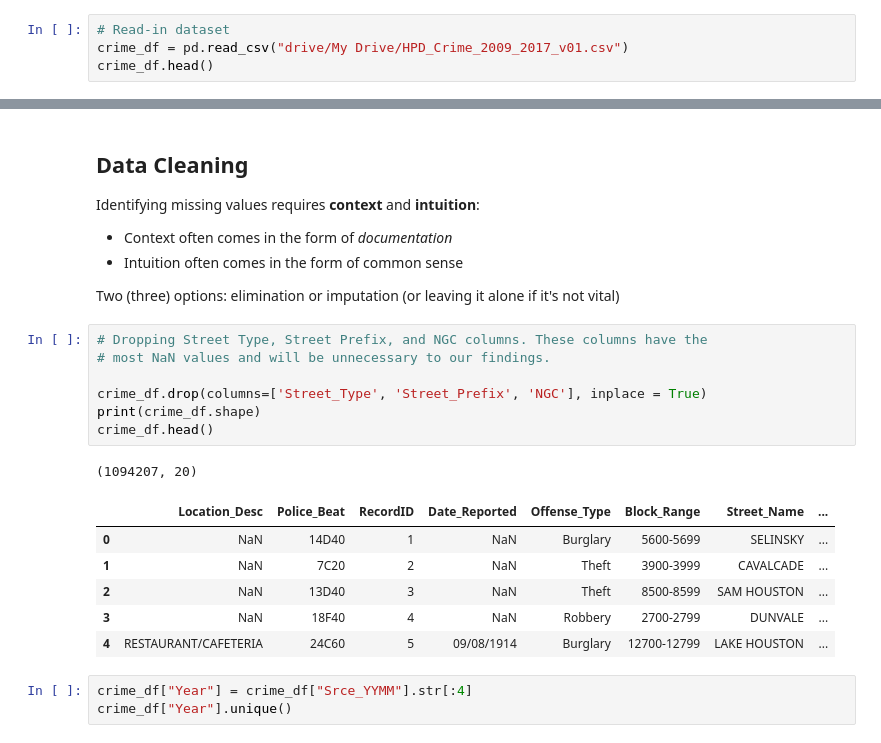
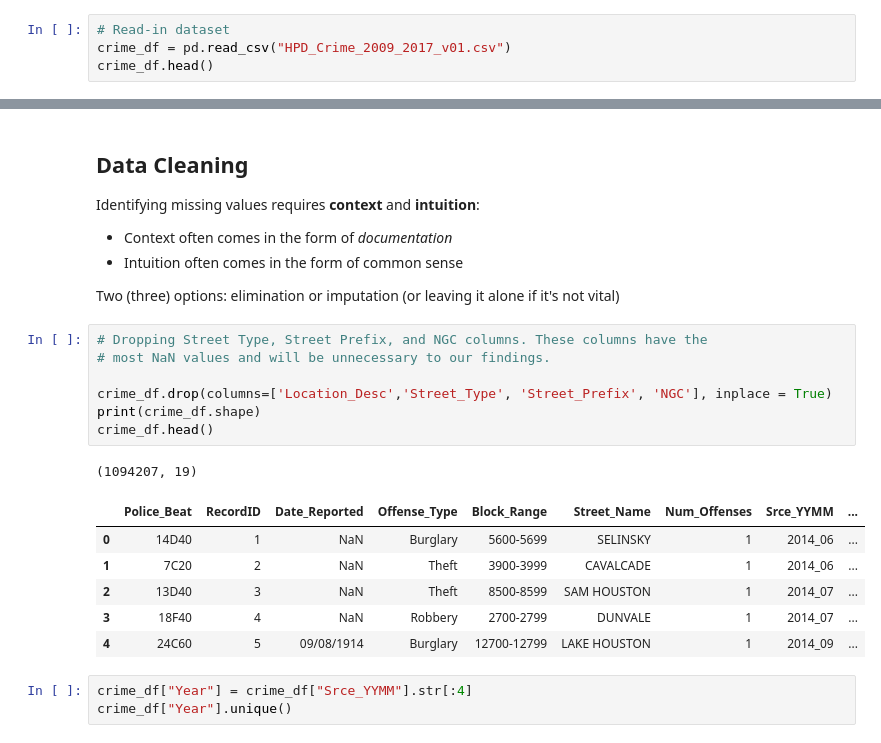
Before and after one commit to gbd2/deep23, a Jupyter notebook: crime_workshop10_1.ipynb, the cells around one changed output, grey strips where cells are left out. Cells and saved outputs as stored; diff of their text form.

```diff
--- a/crime_workshop10_1.ipynb
+++ b/crime_workshop10_1.ipynb
@@ -39,6 +34,6 @@ Mounted at /content/drive
 # %%
 # Read-in dataset
-crime_df = pd.read_csv("drive/My Drive/HPD_Crime_2009_2017_v01.csv")
+crime_df = pd.read_csv("HPD_Crime_2009_2017_v01.csv")
 crime_df.head()
 # %% [output]
 |  | Location_Desc | Police_Beat | Street_Type | RecordID | Date_Reported | Offense_Type | Block_Range | ... |
@@ -165,18 +160,18 @@ Two (three) options: elimination or imputation (or leaving it alone if it's not
 # %%
 # Dropping Street Type, Street Prefix, and NGC columns. These columns have the
 # most NaN values and will be unnecessary to our findings.
 
-crime_df.drop(columns=['Street_Type', 'Street_Prefix', 'NGC'], inplace = True)
+crime_df.drop(columns=['Location_Desc','Street_Type', 'Street_Prefix', 'NGC'], inplace = True)
 print(crime_df.shape)
 crime_df.head()
 # %% [output]
-(1094207, 20)
+(1094207, 19)
-|  | Location_Desc | Police_Beat | RecordID | Date_Reported | Offense_Type | Block_Range | Street_Name | ... |
-| 0 | NaN | 14D40 | 1 | NaN | Burglary | 5600-5699 | SELINSKY | ... |
-| 1 | NaN | 7C20 | 2 | NaN | Theft | 3900-3999 | CAVALCADE | ... |
-| 2 | NaN | 13D40 | 3 | NaN | Theft | 8500-8599 | SAM HOUSTON | ... |
-| 3 | NaN | 18F40 | 4 | NaN | Robbery | 2700-2799 | DUNVALE | ... |
-| 4 | RESTAURANT/CAFETERIA | 24C60 | 5 | 09/08/1914 | Burglary | 12700-12799 | LAKE HOUSTON | ... |
+|  | Police_Beat | RecordID | Date_Reported | Offense_Type | Block_Range | Street_Name | Num_Offenses | Srce_YYMM | ... |
+| 0 | 14D40 | 1 | NaN | Burglary | 5600-5699 | SELINSKY | 1 | 2014_06 | ... |
+| 1 | 7C20 | 2 | NaN | Theft | 3900-3999 | CAVALCADE | 1 | 2014_06 | ... |
+| 2 | 13D40 | 3 | NaN | Theft | 8500-8599 | SAM HOUSTON | 1 | 2014_07 | ... |
+| 3 | 18F40 | 4 | NaN | Robbery | 2700-2799 | DUNVALE | 1 | 2014_07 | ... |
+| 4 | 24C60 | 5 | 09/08/1914 | Burglary | 12700-12799 | LAKE HOUSTON | 1 | 2014_09 | ... |
 # %%
 crime_df["Year"] = crime_df["Srce_YYMM"].str[:4]
 crime_df["Year"].unique()
```
Also changed, not shown: parts of 12 cells of this notebook.
